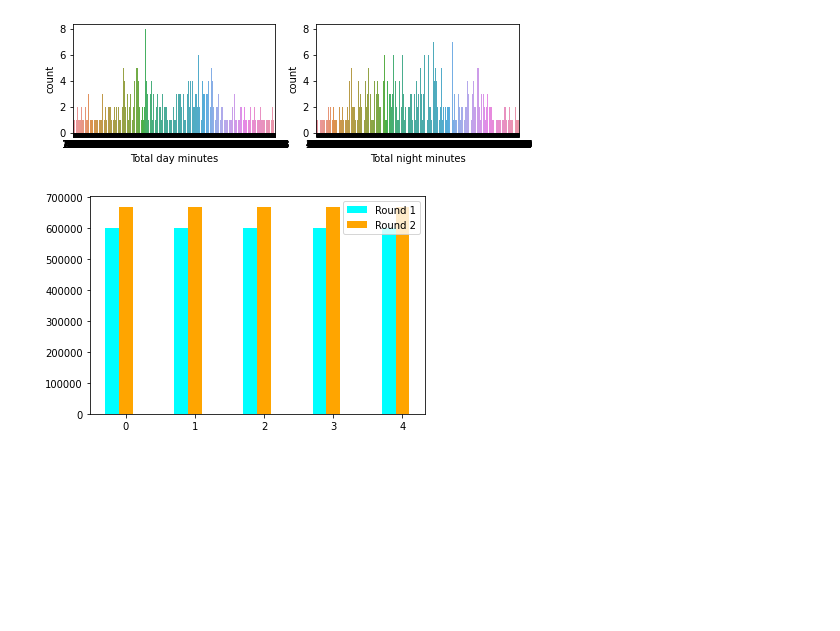
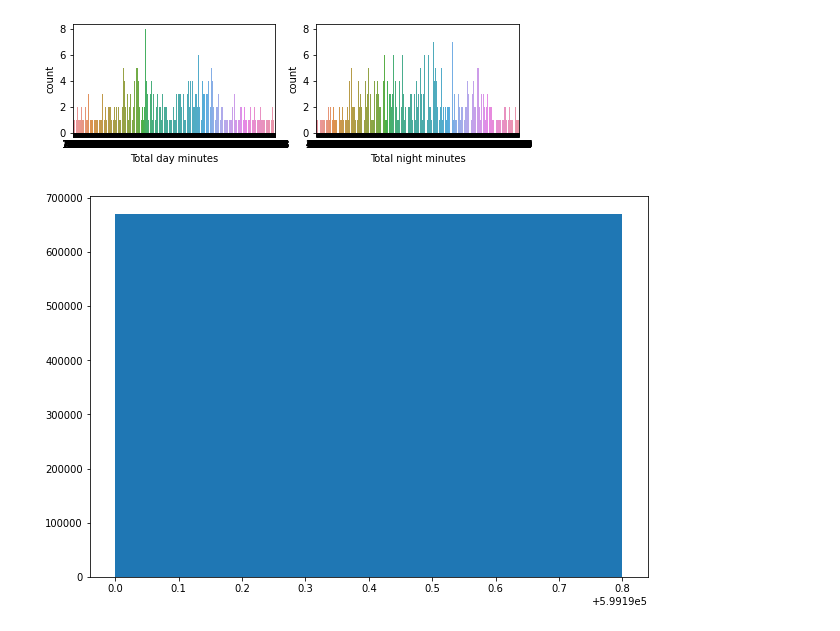
Before and after one commit to akifkashif/EDA-Capstone-Project---Mohammed-Akifuddin, a Jupyter notebook: TEAM_Telecom_Churn_Analysis_Capstone_Project.ipynb, the cells around one changed output. Cells and saved outputs as stored; diff of their text form; code cells hidden in the pictures; blank space fills up the shorter version.

```diff
--- a/TEAM_Telecom_Churn_Analysis_Capstone_Project.ipynb
+++ b/TEAM_Telecom_Churn_Analysis_Capstone_Project.ipynb
@@ -829,16 +804,17 @@ sns.countplot(x='Total night minutes', data = df, ax = axes[1]);
 minutes_at_day =  df['Total day minutes'].sum()
 # %%
 minutes_at_night =df['Total night minutes'].sum()
-# %%
-x = np.arange(5)
-y1 = df['Total day minutes'].sum()
-y2 = df['Total night minutes'].sum()
-width = 0.2
-
-# plot data in grouped manner of bar type
-plt.bar(x-0.2, y1, width, color='cyan')
-plt.bar(x, y2, width, color='orange')
-plt.legend(["Round 1", "Round 2", "Round 3"])
-plt.show()
-# %% [output]
-[figure, removed]
+# %%
+names = ['minutes_at_day','minutes_at_night']
+values = [minutes_at_day,minutes_at_night]
+# %%
+# Figure Size
+fig = plt.figure(figsize =(10, 7))
+
+# Horizontal Bar Plot
+plt.bar(names, values)
+
+# Show Plot
+plt.show()
+# %% [output]
+[figure, added]
```
Also changed, not shown: parts of 15 cells of this notebook.
